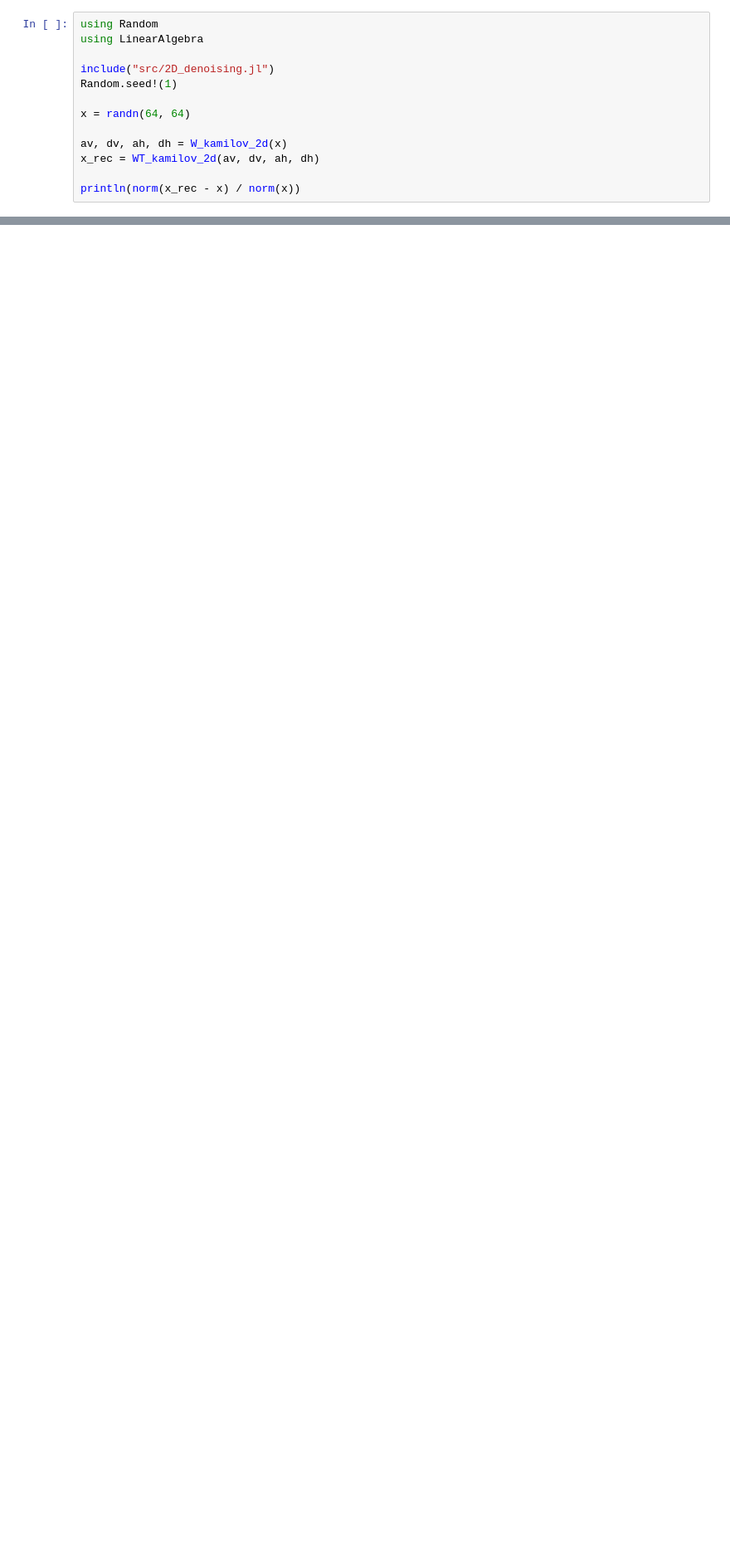
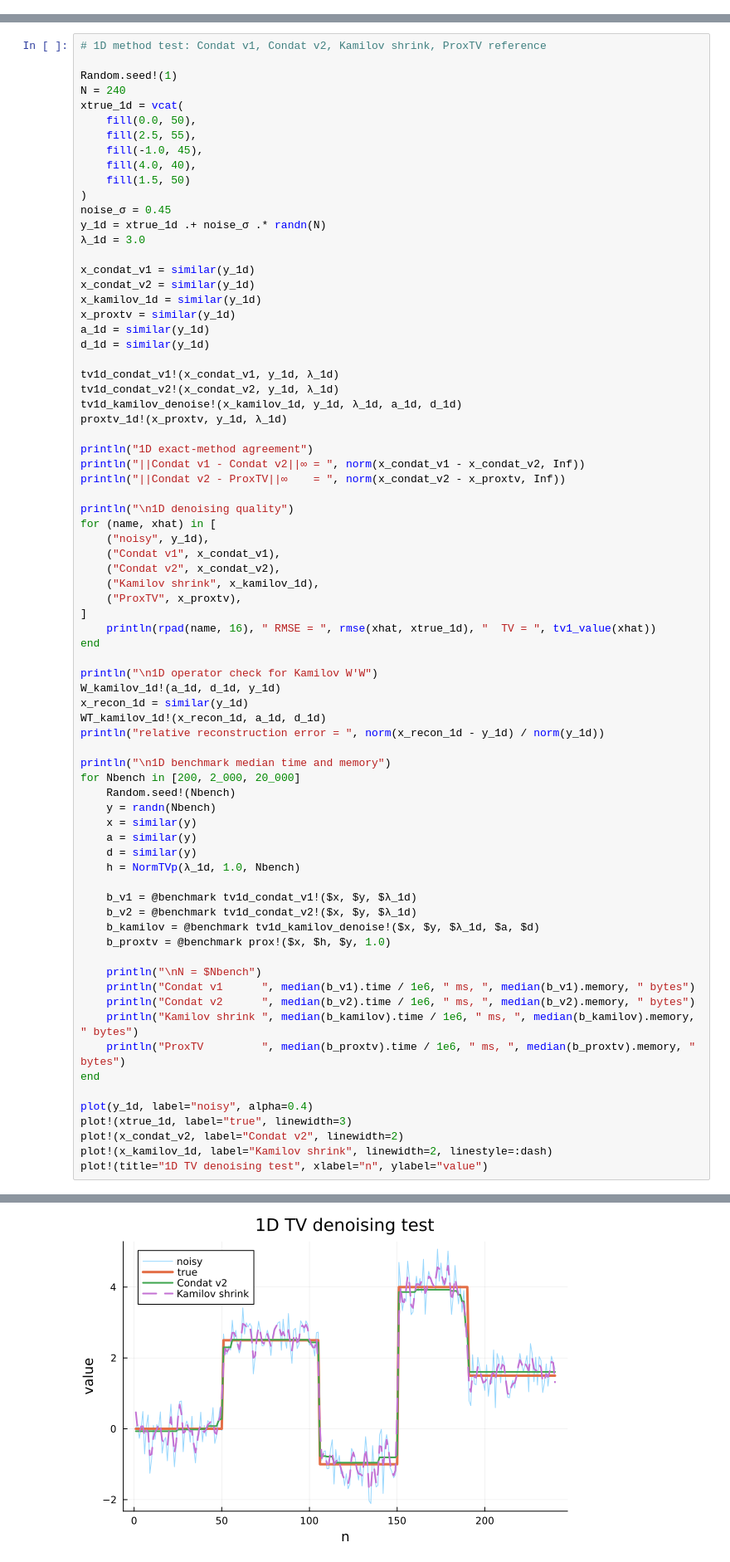
Before and after one commit to XiaochuanLyu/TVDenoising.jl, a Jupyter notebook: main.ipynb, the cells around one changed output, grey strips where cells are left out. Shown at 83% size. Cells and saved outputs as stored; diff of their text form; blank space fills up the shorter version.

Commit message:
feature: add Kamilov's 1D and 2D TV denoising implementations & tests

```diff
--- a/main.ipynb
+++ b/main.ipynb
@@ -102,13 +0,0 @@ ProxTV.jl: 0.306708 ms, 163920 bytes
-# %%
-using Random
-using LinearAlgebra
-
-include("src/2D_denoising.jl")
-Random.seed!(1)
-
-x = randn(64, 64)
-
-av, dv, ah, dh = W_kamilov_2d(x)
-x_rec = WT_kamilov_2d(av, dv, ah, dh)
-
-println(norm(x_rec - x) / norm(x))
@@ -116,0 +53,76 @@ println(norm(x_rec - x) / norm(x))
+# %%
+# 1D method test: Condat v1, Condat v2, Kamilov shrink, ProxTV reference
+
+Random.seed!(1)
+N = 240
+xtrue_1d = vcat(
+    fill(0.0, 50),
+    fill(2.5, 55),
+    fill(-1.0, 45),
+    fill(4.0, 40),
+    fill(1.5, 50)
+)
+noise_σ = 0.45
+y_1d = xtrue_1d .+ noise_σ .* randn(N)
+λ_1d = 3.0
+
+x_condat_v1 = similar(y_1d)
+x_condat_v2 = similar(y_1d)
+x_kamilov_1d = similar(y_1d)
+x_proxtv = similar(y_1d)
+a_1d = similar(y_1d)
+d_1d = similar(y_1d)
+
+tv1d_condat_v1!(x_condat_v1, y_1d, λ_1d)
+tv1d_condat_v2!(x_condat_v2, y_1d, λ_1d)
+tv1d_kamilov_denoise!(x_kamilov_1d, y_1d, λ_1d, a_1d, d_1d)
+proxtv_1d!(x_proxtv, y_1d, λ_1d)
+
+println("1D exact-method agreement")
+println("||Condat v1 - Condat v2||∞ = ", norm(x_condat_v1 - x_condat_v2, Inf))
+println("||Condat v2 - ProxTV||∞    = ", norm(x_condat_v2 - x_proxtv, Inf))
+
+println("\n1D denoising quality")
+for (name, xhat) in [
+    ("noisy", y_1d),
+    ("Condat v1", x_condat_v1),
+    ("Condat v2", x_condat_v2),
+    ("Kamilov shrink", x_kamilov_1d),
+    ("ProxTV", x_proxtv),
+]
+    println(rpad(name, 16), " RMSE = ", rmse(xhat, xtrue_1d), "  TV = ", tv1_value(xhat))
+end
+
+println("\n1D operator check for Kamilov W'W")
+W_kamilov_1d!(a_1d, d_1d, y_1d)
+x_recon_1d = similar(y_1d)
+WT_kamilov_1d!(x_recon_1d, a_1d, d_1d)
+println("relative reconstruction error = ", norm(x_recon_1d - y_1d) / norm(y_1d))
+
+println("\n1D benchmark median time and memory")
+for Nbench in [200, 2_000, 20_000]
+    Random.seed!(Nbench)
+    y = randn(Nbench)
+    x = similar(y)
+    a = similar(y)
+    d = similar(y)
+    h = NormTVp(λ_1d, 1.0, Nbench)
+
+    b_v1 = @benchmark tv1d_condat_v1!($x, $y, $λ_1d)
+    b_v2 = @benchmark tv1d_condat_v2!($x, $y, $λ_1d)
+    b_kamilov = @benchmark tv1d_kamilov_denoise!($x, $y, $λ_1d, $a, $d)
+    b_proxtv = @benchmark prox!($x, $h, $y, 1.0)
+
+    println("\nN = $Nbench")
+    println("Condat v1      ", median(b_v1).time / 1e6, " ms, ", median(b_v1).memory, " bytes")
+    println("Condat v2      ", median(b_v2).time / 1e6, " ms, ", median(b_v2).memory, " bytes")
+    println("Kamilov shrink ", median(b_kamilov).time / 1e6, " ms, ", median(b_kamilov).memory, " bytes")
+    println("ProxTV         ", median(b_proxtv).time / 1e6, " ms, ", median(b_proxtv).memory, " bytes")
+end
+
+plot(y_1d, label="noisy", alpha=0.4)
+plot!(xtrue_1d, label="true", linewidth=3)
+plot!(x_condat_v2, label="Condat v2", linewidth=2)
+plot!(x_kamilov_1d, label="Kamilov shrink", linewidth=2, linestyle=:dash)
+plot!(title="1D TV denoising test", xlabel="n", ylabel="value")
+# %% [output]
@@ -116,0 +146 @@ println(norm(x_rec - x) / norm(x))
+[figure, added]
```
Also changed, not shown: parts of 7 cells of this notebook, 4 other files.
